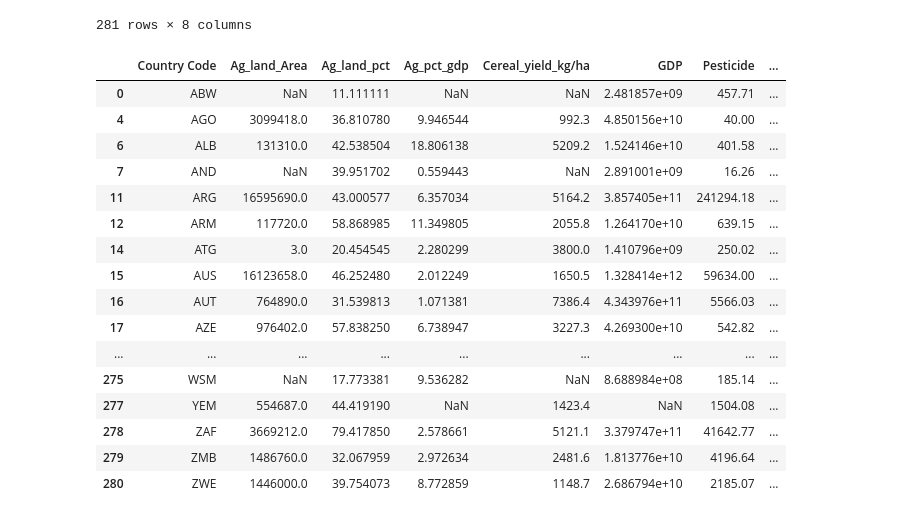
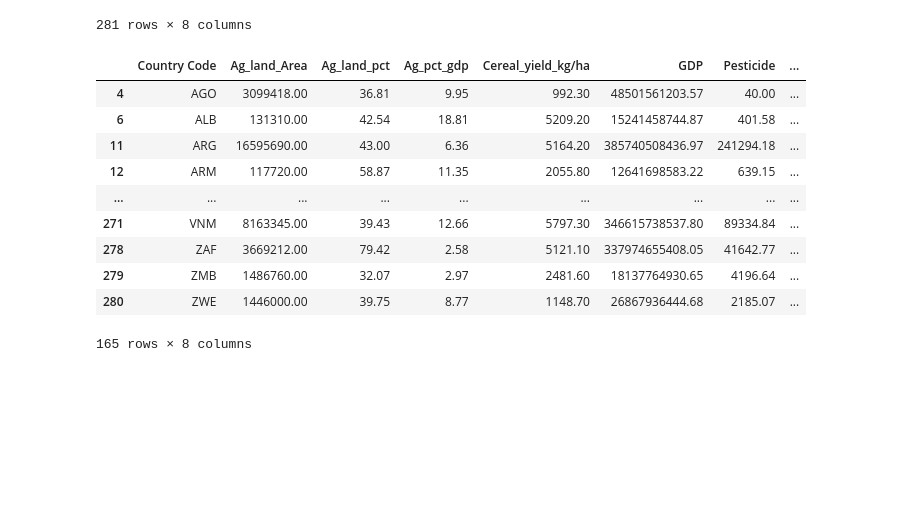
Before and after one commit to Owenneal1/Pesticide-use-predictor.-, a Jupyter notebook: Project_4.ipynb, the cells around one changed output. Saved outputs shown, nothing was run; the diff lists cells and outputs as text; code cells hidden in the pictures; blank space fills up the shorter version.

```diff
--- a/Project_4.ipynb
+++ b/Project_4.ipynb
@@ -187,30 +187,24 @@ display(df_merged)
 # %%
 # Drop all rows with NaNn values in the 'Pesticide' column
 
 df_merged = df_merged.dropna(subset=['Pesticide', 'Country Name'])
 
-pd.set_option('display.max_rows', None)
+pd.set_option('display.max_rows', 8)
 display(df_merged)
 
 ### I have the datafram I am going to work with now.
 # %% [output]
 |  | Country Code | Ag_land_Area | Ag_land_pct | Ag_pct_gdp | Cereal_yield_kg/ha | GDP | Pesticide | ... |
-| 0 | ABW | NaN | 11.111111 | NaN | NaN | 2.481857e+09 | 457.71 | ... |
-| 4 | AGO | 3099418.0 | 36.810780 | 9.946544 | 992.3 | 4.850156e+10 | 40.00 | ... |
-| 6 | ALB | 131310.0 | 42.538504 | 18.806138 | 5209.2 | 1.524146e+10 | 401.58 | ... |
-| 7 | AND | NaN | 39.951702 | 0.559443 | NaN | 2.891001e+09 | 16.26 | ... |
-| 11 | ARG | 16595690.0 | 43.000577 | 6.357034 | 5164.2 | 3.857405e+11 | 241294.18 | ... |
-| 12 | ARM | 117720.0 | 58.868985 | 11.349805 | 2055.8 | 1.264170e+10 | 639.15 | ... |
-| 14 | ATG | 3.0 | 20.454545 | 2.280299 | 3800.0 | 1.410796e+09 | 250.02 | ... |
-| 15 | AUS | 16123658.0 | 46.252480 | 2.012249 | 1650.5 | 1.328414e+12 | 59634.00 | ... |
-| 16 | AUT | 764890.0 | 31.539813 | 1.071381 | 7386.4 | 4.343976e+11 | 5566.03 | ... |
-| 17 | AZE | 976402.0 | 57.838250 | 6.738947 | 3227.3 | 4.269300e+10 | 542.82 | ... |
+| 4 | AGO | 3099418.00 | 36.81 | 9.95 | 992.30 | 48501561203.57 | 40.00 | ... |
+| 6 | ALB | 131310.00 | 42.54 | 18.81 | 5209.20 | 15241458744.87 | 401.58 | ... |
+| 11 | ARG | 16595690.00 | 43.00 | 6.36 | 5164.20 | 385740508436.97 | 241294.18 | ... |
+| 12 | ARM | 117720.00 | 58.87 | 11.35 | 2055.80 | 12641698583.22 | 639.15 | ... |
 | ... | ... | ... | ... | ... | ... | ... | ... | ... |
-| 275 | WSM | NaN | 17.773381 | 9.536282 | NaN | 8.688984e+08 | 185.14 | ... |
-| 277 | YEM | 554687.0 | 44.419190 | NaN | 1423.4 | NaN | 1504.08 | ... |
-| 278 | ZAF | 3669212.0 | 79.417850 | 2.578661 | 5121.1 | 3.379747e+11 | 41642.77 | ... |
-| 279 | ZMB | 1486760.0 | 32.067959 | 2.972634 | 2481.6 | 1.813776e+10 | 4196.64 | ... |
-| 280 | ZWE | 1446000.0 | 39.754073 | 8.772859 | 1148.7 | 2.686794e+10 | 2185.07 | ... |
+| 271 | VNM | 8163345.00 | 39.43 | 12.66 | 5797.30 | 346615738537.80 | 89334.84 | ... |
+| 278 | ZAF | 3669212.00 | 79.42 | 2.58 | 5121.10 | 337974655408.05 | 41642.77 | ... |
+| 279 | ZMB | 1486760.00 | 32.07 | 2.97 | 2481.60 | 18137764930.65 | 4196.64 | ... |
+| 280 | ZWE | 1446000.00 | 39.75 | 8.77 | 1148.70 | 26867936444.68 | 2185.07 | ... |
+165 rows × 8 columns
 # %%
 # Drop rows that have NaN values in any column
 df_merged = df_merged.dropna()
```
Also changed, not shown: parts of 8 cells of this notebook, 2 other files.
